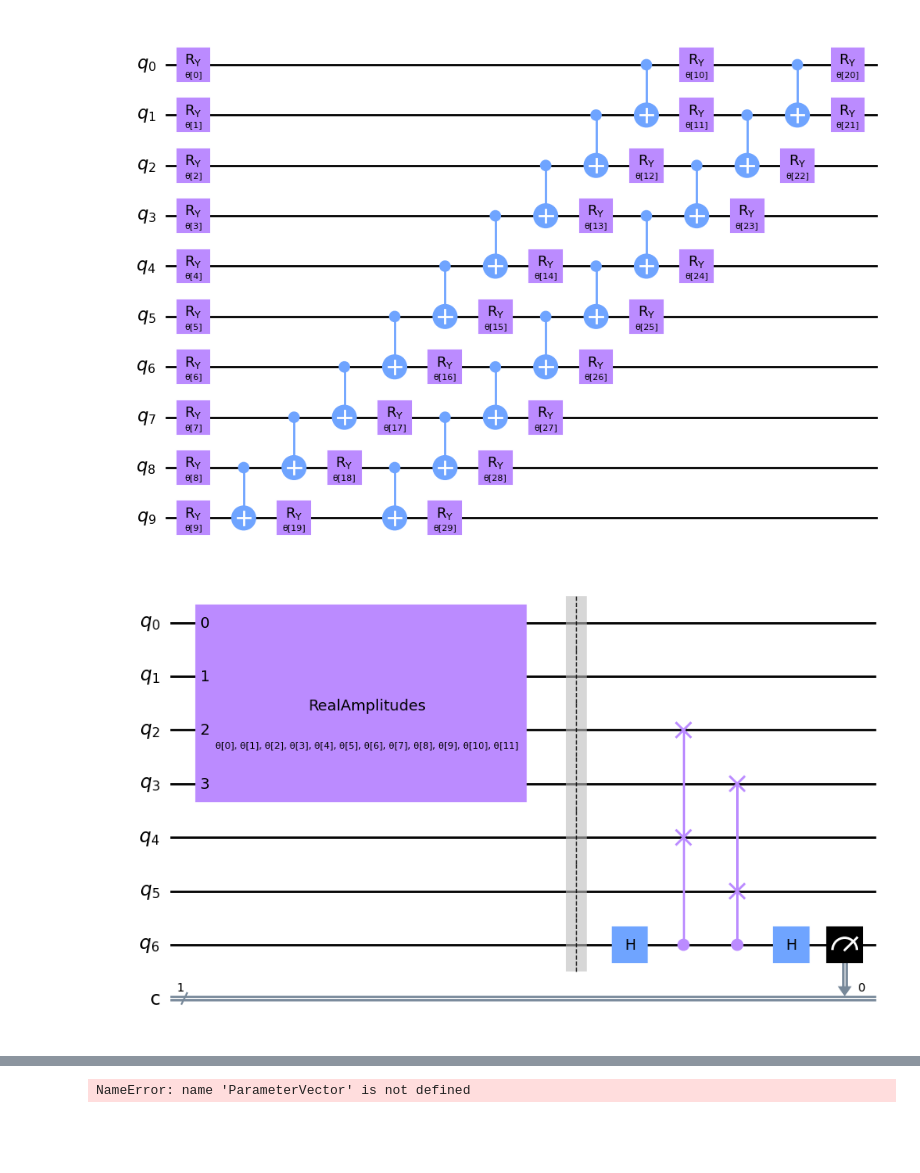
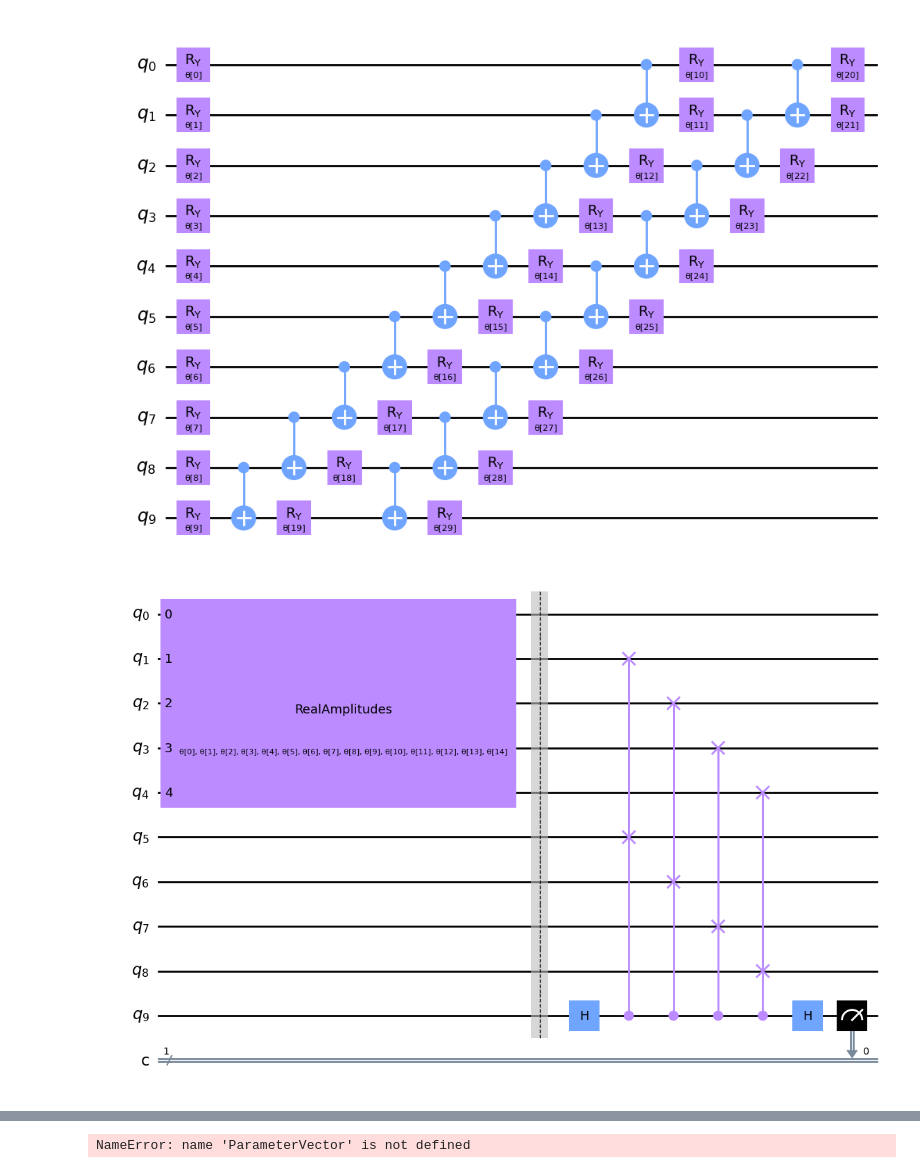
Before and after one commit to benjaminhagan/VIP_QML, a Jupyter notebook: Phase Encoder.ipynb, the cells around one changed output, grey strips where cells are left out. Cells and saved outputs as stored; diff of their text form; code cells hidden in the pictures; blank space fills up the shorter version.

```diff
--- a/Phase Encoder.ipynb
+++ b/Phase Encoder.ipynb
@@ -132,27 +133,27 @@ feature_map = RawFeatureVector(16)
 # %%
 def auto_encoder_circuit(num_latent, num_trash):
     qr = QuantumRegister(num_latent + 2 * num_trash + 1, "q")
     cr = ClassicalRegister(1, "c")
     circuit = QuantumCircuit(qr, cr)
     circuit.compose(ansatz(num_latent + num_trash), range(0, num_latent + num_trash), inplace=True)
     circuit.barrier()
     auxiliary_qubit = num_latent + 2 * num_trash
     # swap test
     circuit.h(auxiliary_qubit)
     for i in range(num_trash):
         circuit.cswap(auxiliary_qubit, num_latent + i, num_latent + num_trash + i)
 
     circuit.h(auxiliary_qubit)
     circuit.measure(auxiliary_qubit, cr[0])
     return circuit
 
 
-num_latent = 2
-num_trash = 2
+num_latent = 1
+num_trash = 4
 circuit = auto_encoder_circuit(num_latent, num_trash)
 circuit.draw(output="mpl", style="clifford")
 # %% [output]
-[figure, old version]
+[figure, new version]
 # %%
 ae = auto_encoder_circuit(num_latent, num_trash)
 qc = QuantumCircuit(num_latent + 2 * num_trash + 1, 1)
```
Also changed, not shown: parts of 4 cells of this notebook.
